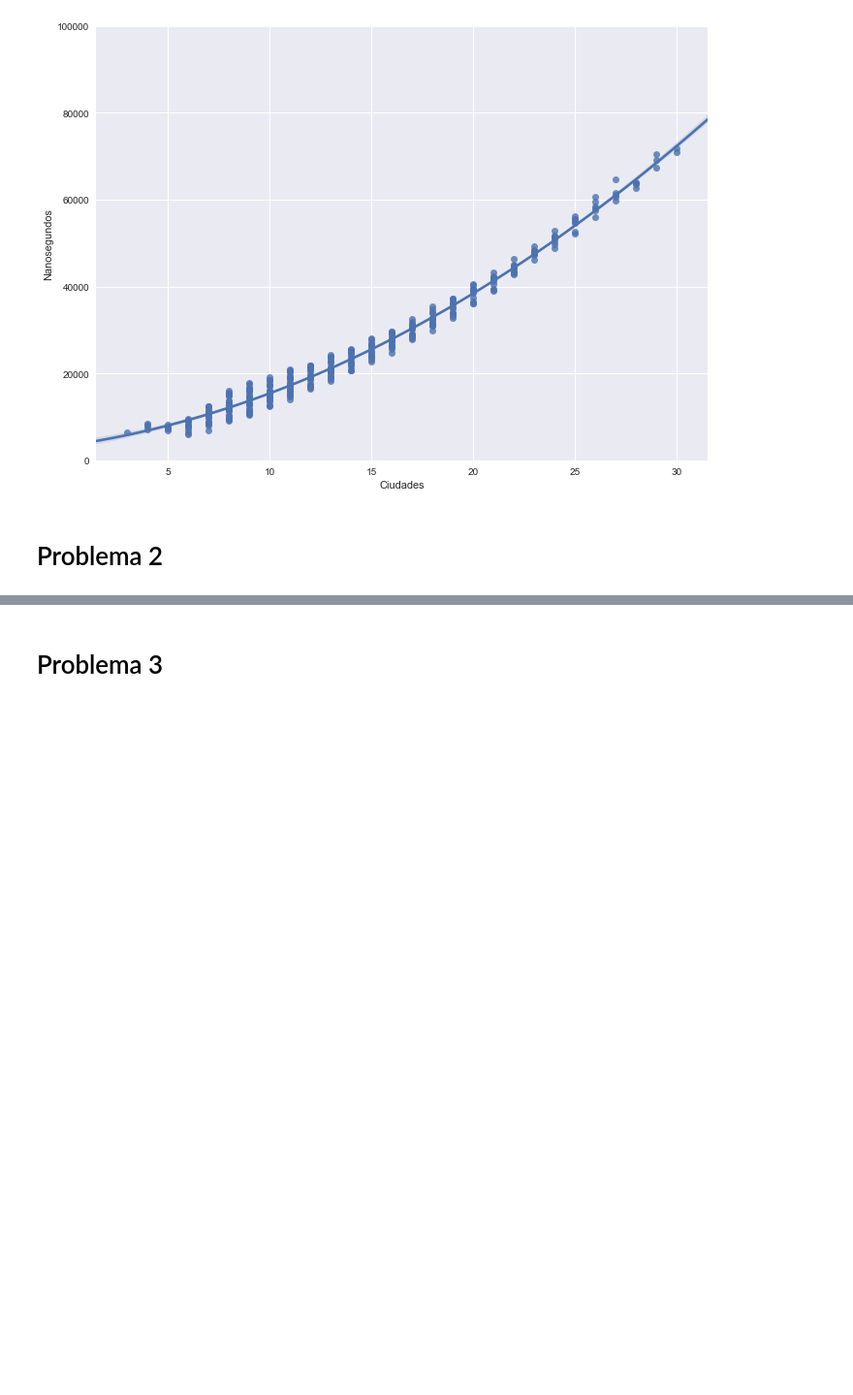
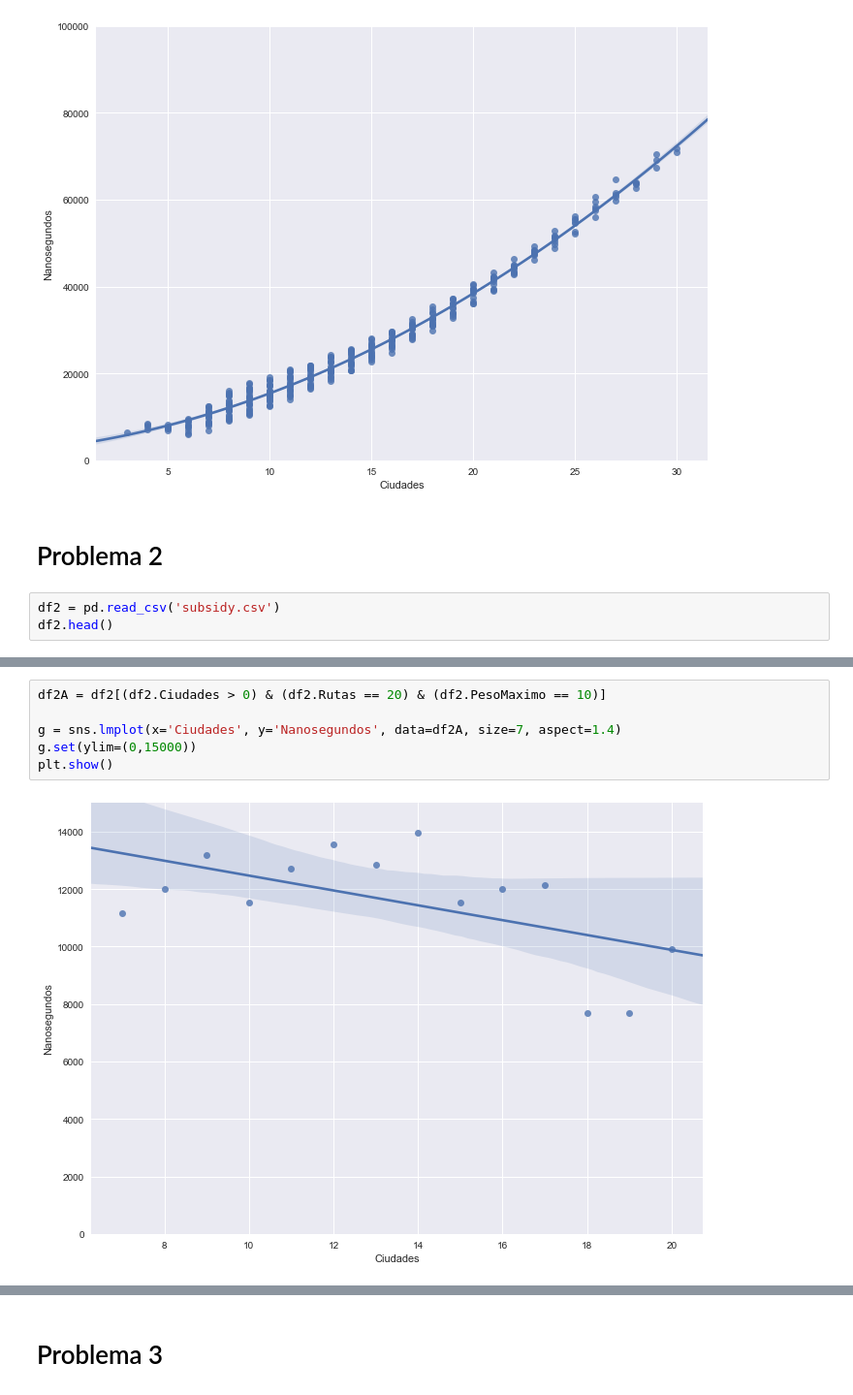
Before and after one commit to ZebaSz/algo3-tp2, a Jupyter notebook: informe/data/Algo3-TP2.ipynb, the cells around one changed output, grey strips where cells are left out. Shown: that part at 97% size. Cells and saved outputs as stored; diff of their text form; blank space fills up the shorter version.

```diff
--- a/informe/data/Algo3-TP2.ipynb
+++ b/informe/data/Algo3-TP2.ipynb
@@ -54,3 +54,6 @@ plt.show()
 [figure]
 # %% [markdown]
 # Problema 2
+# %%
+df2 = pd.read_csv('subsidy.csv')
+df2.head()
@@ -56,0 +67,8 @@ plt.show()
+# %%
+df2A = df2[(df2.Ciudades > 0) & (df2.Rutas == 20) & (df2.PesoMaximo == 10)]
+
+g = sns.lmplot(x='Ciudades', y='Nanosegundos', data=df2A, size=7, aspect=1.4)
+g.set(ylim=(0,15000))
+plt.show()
+# %% [output]
+[figure, added]
```
Also changed, not shown: parts of 3 cells of this notebook, 2 other files.
